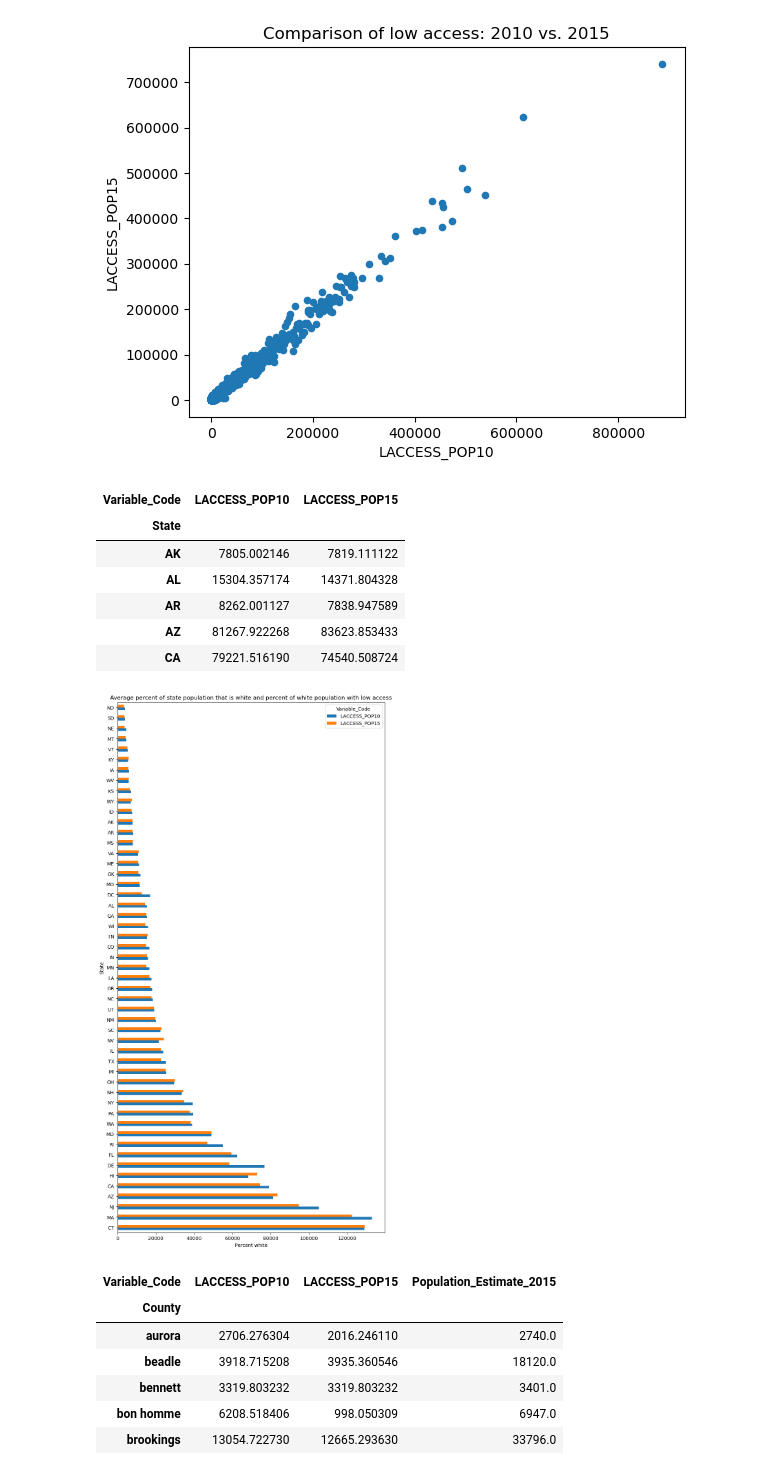
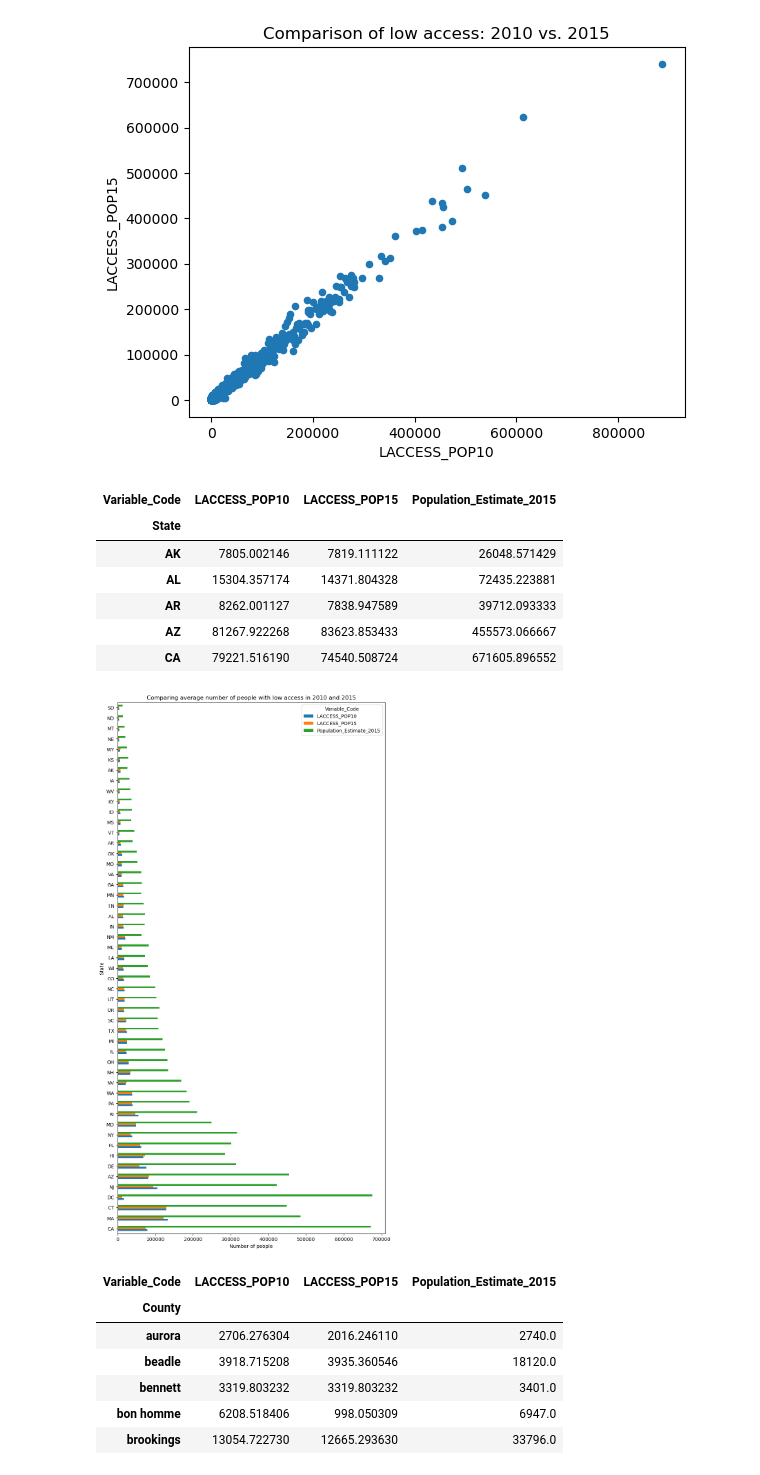
Before and after one commit to gabbycjames/DataScience_Capstone, a Jupyter notebook: DataWrangling.ipynb, the cells around one changed output. Drawn from its saved outputs; the diff is of its cells as text; code cells hidden in the pictures.

```diff
--- a/DataWrangling.ipynb
+++ b/DataWrangling.ipynb
@@ -913,24 +913,24 @@ plt.show()
 # %% [output]
 [figure]
 # %%
-low_access_states = df_full.groupby('State')[['LACCESS_POP10', 'LACCESS_POP15']].mean()
+low_access_states = df_full.groupby('State')[['LACCESS_POP10', 'LACCESS_POP15', 'Population_Estimate_2015']].mean()
 low_access_states.head()
 # %% [output]
-| Variable_Code | LACCESS_POP10 | LACCESS_POP15 |
-| State |  |  |
-| AK | 7805.002146 | 7819.111122 |
-| AL | 15304.357174 | 14371.804328 |
-| AR | 8262.001127 | 7838.947589 |
-| AZ | 81267.922268 | 83623.853433 |
-| CA | 79221.516190 | 74540.508724 |
+| Variable_Code | LACCESS_POP10 | LACCESS_POP15 | Population_Estimate_2015 |
+| State |  |  |  |
+| AK | 7805.002146 | 7819.111122 | 26048.571429 |
+| AL | 15304.357174 | 14371.804328 | 72435.223881 |
+| AR | 8262.001127 | 7838.947589 | 39712.093333 |
+| AZ | 81267.922268 | 83623.853433 | 455573.066667 |
+| CA | 79221.516190 | 74540.508724 | 671605.896552 |
 # %%
 (low_access_states.reindex(index=low_access_states.mean(axis=1)
     .sort_values(ascending=False)
     .index)
-    .plot(kind='barh', figsize=(10, 20), title='Average percent of state population that is white and percent of white population with low access'))
-plt.xlabel('Percent white');
+    .plot(kind='barh', figsize=(10, 20), title='Comparing average number of people with low access in 2010 and 2015'))
+plt.xlabel('Number of people');
 # %% [output]
-[figure, old version]
+[figure, new version]
 # %%
 sd_lowaccess = df_full[df_full['State']=='SD'].groupby('County')[['LACCESS_POP10', 'LACCESS_POP15', 'Population_Estimate_2015']].mean()
 sd_lowaccess.head()
```
